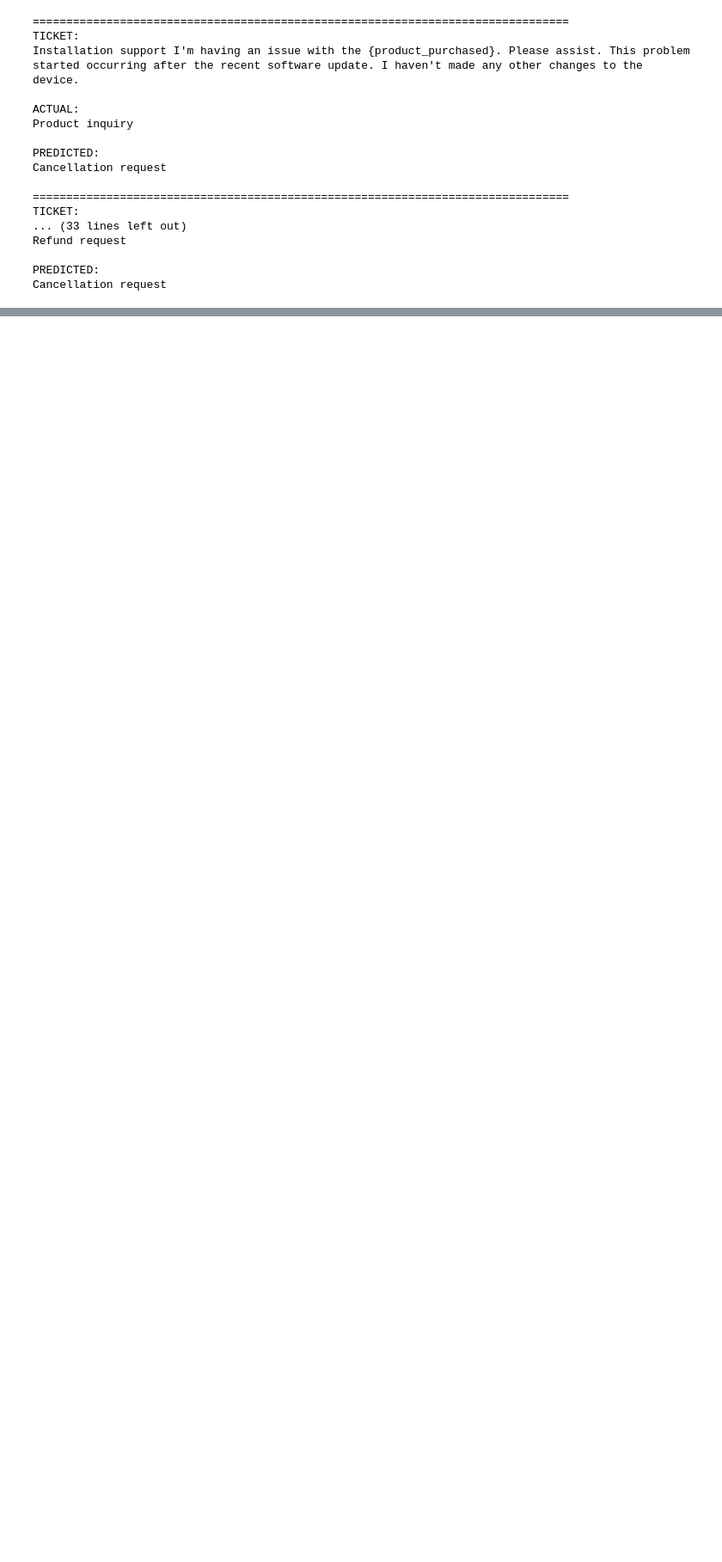
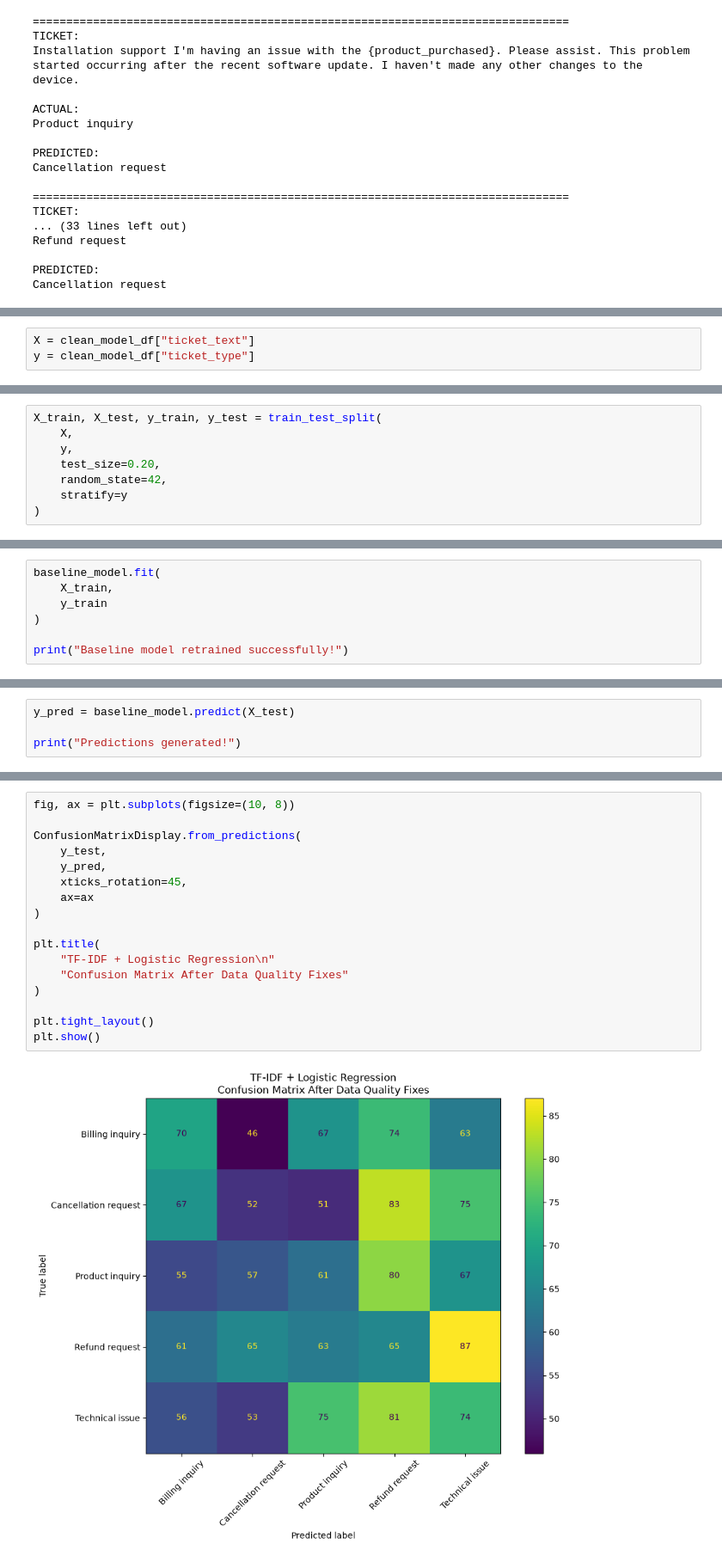
Before and after one commit to taruni2409/supportops-ai, a Jupyter notebook: notebooks/02_baseline_ticket_classifier.ipynb, the cells around one changed output, grey strips where cells are left out. Shown at 86% size. Cells and saved outputs as stored; diff of their text form; blank space fills up the shorter version.

Commit message:
Update baseline model  analysis and data quality findings

```diff
--- a/notebooks/02_baseline_ticket_classifier.ipynb
+++ b/notebooks/02_baseline_ticket_classifier.ipynb
@@ -368,0 +486,3 @@ Cancellation request
+# %%
+X = clean_model_df["ticket_text"]
+y = clean_model_df["ticket_type"]
@@ -368,0 +491,8 @@ Cancellation request
+# %%
+X_train, X_test, y_train, y_test = train_test_split(
+    X,
+    y,
+    test_size=0.20,
+    random_state=42,
+    stratify=y
+)
@@ -368,0 +515,7 @@ Cancellation request
+# %%
+baseline_model.fit(
+    X_train,
+    y_train
+)
+
+print("Baseline model retrained successfully!")
@@ -368,0 +526,4 @@ Cancellation request
+# %%
+y_pred = baseline_model.predict(X_test)
+
+print("Predictions generated!")
@@ -368,0 +591,19 @@ Cancellation request
+# %%
+fig, ax = plt.subplots(figsize=(10, 8))
+
+ConfusionMatrixDisplay.from_predictions(
+    y_test,
+    y_pred,
+    xticks_rotation=45,
+    ax=ax
+)
+
+plt.title(
+    "TF-IDF + Logistic Regression\n"
+    "Confusion Matrix After Data Quality Fixes"
+)
+
+plt.tight_layout()
+plt.show()
+# %% [output]
+[figure, added]
```
Also changed, not shown: parts of 32 cells of this notebook, 1 other file.
